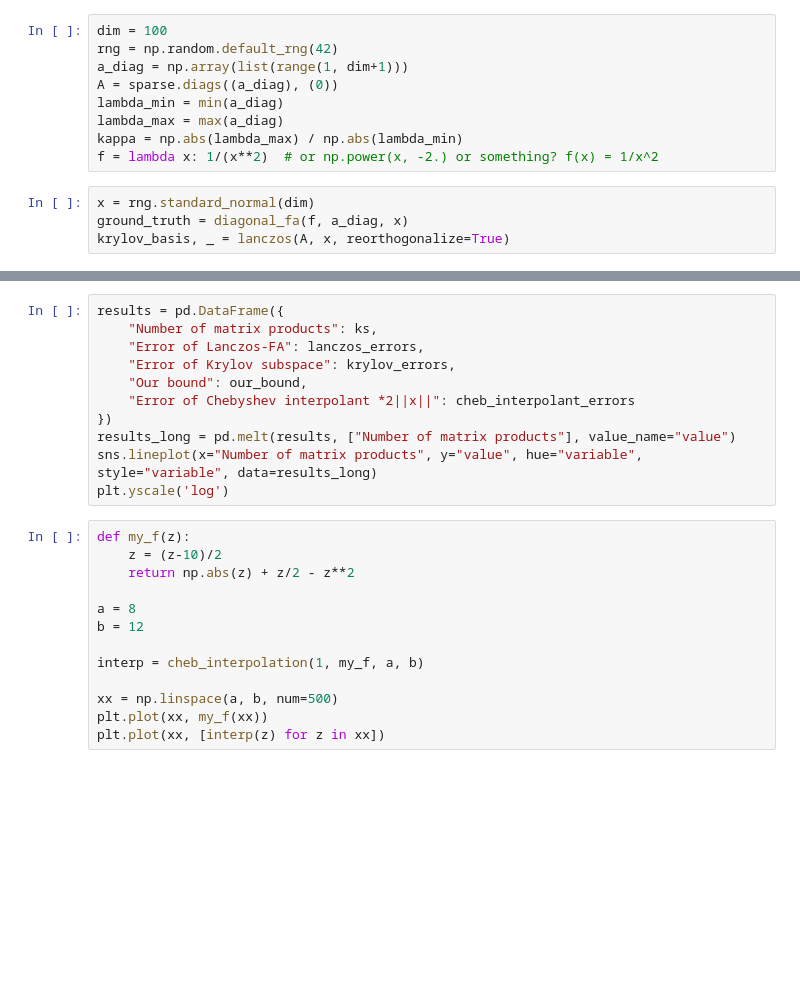
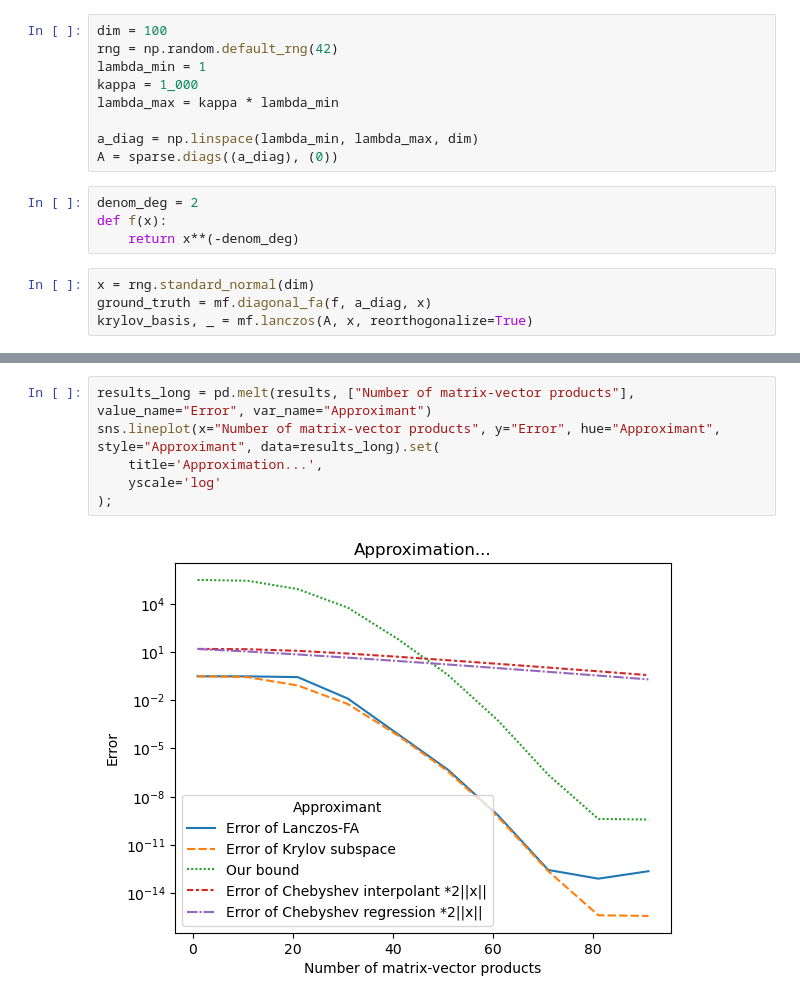
Before and after one commit to NoahAmsel/lanczos-optimality, a Jupyter notebook: convergence.ipynb, the cells around one changed output, grey strips where cells are left out. Saved outputs shown, nothing was run; the diff lists cells and outputs as text; blank space fills up the shorter version.

Commit message:
chebyshev regression

```diff
--- a/convergence.ipynb
+++ b/convergence.ipynb
@@ -10,14 +10,18 @@ from matrix_functions import cheb_interpolation, diagonal_fa, lanczos, lanczos_f
-# %%
-dim = 100
-rng = np.random.default_rng(42)
-a_diag = np.array(list(range(1, dim+1)))
-A = sparse.diags((a_diag), (0))
-lambda_min = min(a_diag)
-lambda_max = max(a_diag)
-kappa = np.abs(lambda_max) / np.abs(lambda_min)
-f = lambda x: 1/(x**2)  # or np.power(x, -2.) or something? f(x) = 1/x^2
+# %%
+dim = 100
+rng = np.random.default_rng(42)
+lambda_min = 1
+kappa = 1_000
+lambda_max = kappa * lambda_min
+
+a_diag = np.linspace(lambda_min, lambda_max, dim)
+A = sparse.diags((a_diag), (0))
+# %%
+denom_deg = 2
+def f(x):
+    return x**(-denom_deg)
 # %%
 x = rng.standard_normal(dim)
-ground_truth = diagonal_fa(f, a_diag, x)
-krylov_basis, _ = lanczos(A, x, reorthogonalize=True)
+ground_truth = mf.diagonal_fa(f, a_diag, x)
+krylov_basis, _ = mf.lanczos(A, x, reorthogonalize=True)
 # %%
@@ -42,24 +62,8 @@ for k, lanczos_estimate in zip(ks, lanczos_fa_multi_k(f, A, x, ks=ks)):
 # %%
-results = pd.DataFrame({
-    "Number of matrix products": ks,
-    "Error of Lanczos-FA": lanczos_errors,
-    "Error of Krylov subspace": krylov_errors,
-    "Our bound": our_bound,
-    "Error of Chebyshev interpolant *2||x||": cheb_interpolant_errors
-})
-results_long = pd.melt(results, ["Number of matrix products"], value_name="value")
-sns.lineplot(x="Number of matrix products", y="value", hue="variable", style="variable", data=results_long)
-plt.yscale('log')
+results_long = pd.melt(results, ["Number of matrix-vector products"], value_name="Error", var_name="Approximant")
+sns.lineplot(x="Number of matrix-vector products", y="Error", hue="Approximant", style="Approximant", data=results_long).set(
+    title='Approximation...',
+    yscale='log'
+);
+# %% [output]
+[figure, added]
-# %%
-def my_f(z):
-    z = (z-10)/2
-    return np.abs(z) + z/2 - z**2
-
-a = 8
-b = 12
-
-interp = cheb_interpolation(1, my_f, a, b)
-
-xx = np.linspace(a, b, num=500)
-plt.plot(xx, my_f(xx))
-plt.plot(xx, [interp(z) for z in xx])
```
Also changed, not shown: parts of 2 cells of this notebook, 6 other files.
